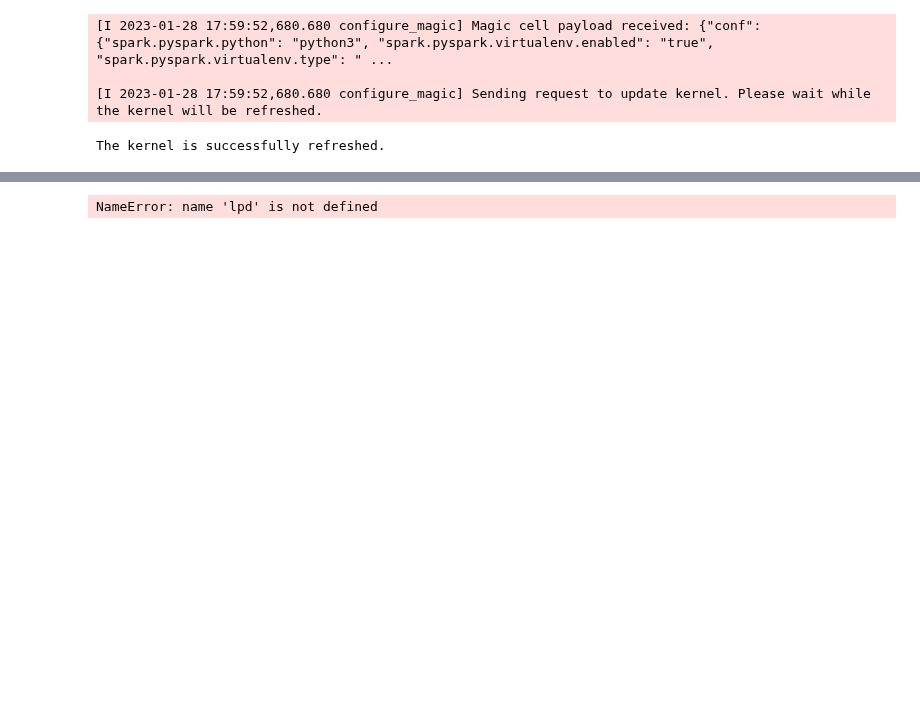
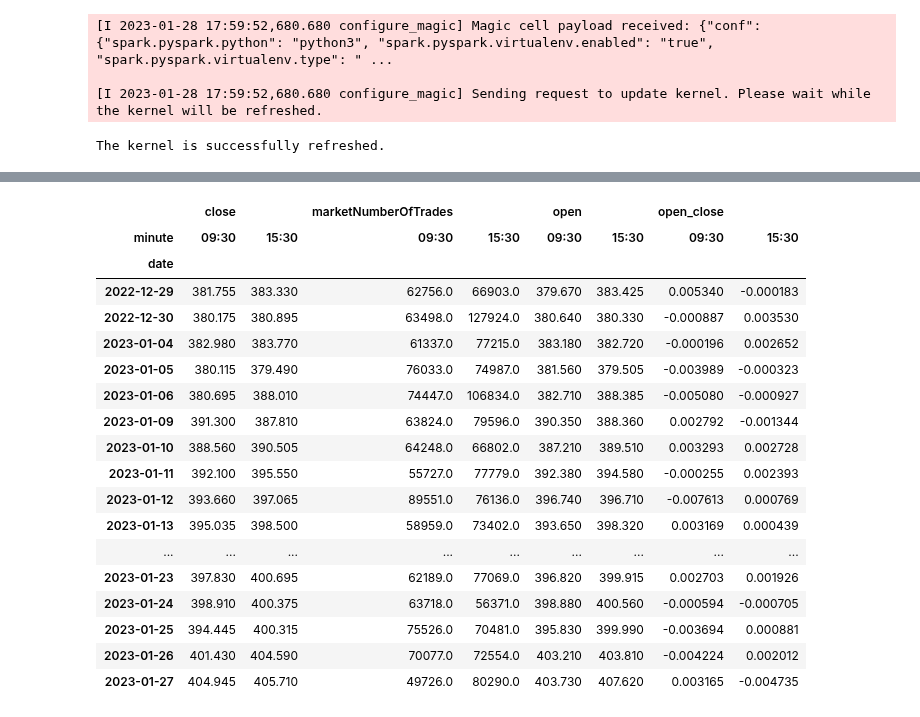
Before and after one commit to aws-samples/quant-research, a Jupyter notebook: src/notebooks/quant_research_examples/intraday_momentum.ipynb, the cells around one changed output, grey strips where cells are left out. Drawn from its saved outputs; the diff is of its cells as text; code cells hidden in the pictures; blank space fills up the shorter version.

```diff
--- a/src/notebooks/quant_research_examples/intraday_momentum.ipynb
+++ b/src/notebooks/quant_research_examples/intraday_momentum.ipynb
@@ -102,11 +102,20 @@ def get_new_data_df(symbol):
     except:
         ret_pd=pd.DataFrame([{'date': datetime.datetime.now()-datetime.timedelta(days=365*50),
                               'minute':None,
-                              'close': None,
-                              'open': None,
-                              'high': None,
-                              'low': None,
-                              'symbol': local_sym}])
+                              'open':None,
+                              'high':None,
+                              'low':None,
+                              'close':None,
+                              'notional':None,
+                              'numberOfTrades':None,
+                              'symbol': local_sym,
+                              'marketOpen':None,
+                              'marketHigh':None,
+                              'marketLow':None,
+                              'marketClose':None,
+                              'marketNotional':None,
+                              'marketNumberOfTrades':None
+                             }])
     #return(ret_pd[columns_to_capture],max_date,hwm_l,local_sym,sym_pd)
     return(ret_pd[columns_to_capture])
     #return(pd.DataFrame([res.text],columns=['symbol']))
@@ -137,7 +146,12 @@ class MarketDataGateway():
                             self.sectors
         self.all_symbols_df = spark.createDataFrame(pd.DataFrame(self.all_symbols,columns=['symbol']))
         #all_symbols
-        self.columns_to_capture = ['date','minute','close','open','high','low','symbol']
+        self.columns_to_capture = ['date','minute','open','high','low','close','notional','numberOfTrades','symbol'
+                                   ,'marketOpen','marketHigh','marketLow','marketClose','marketNotional','marketNumberOfTrades']
+        self.type_excl_field_map = {'date':'timestamp','minute':'string','symbol':'string'}
+        self.pandas_udf_schema =[f"{i} double" for i in mdg.columns_to_capture if (i not in self.type_excl_field_map.keys()) ] +\
+                                    [f"{i[0]} {i[1]}" for i in self.type_excl_field_map.items()]
+
         self.data_folder = 's3://fsidatalake/intraday_market_data/'
         self.parquet_file_out =f"{self.data_folder}/OHLC_30m.parquet"
         if isSandbox:
@@ -163,7 +177,7 @@ class MarketDataGateway():
                             ).toPandas()
     def set_new_symbol_df(self):
         self.new_sym_df=self.all_symbols_df.groupby("symbol")\
-                        .applyInPandas(get_new_data_df, schema="date timestamp,minute string, close double, open double, high double,low double ,symbol string")\
+                        .applyInPandas(get_new_data_df, schema= ','.join(self.pandas_udf_schema))\
                         .where('close is not null')
     def write_new_symbol_df(self):
         self.write_stats=self.new_sym_df.groupby('symbol').agg(py_f.count('symbol').alias('data_count'))
@@ -267,4 +231,0 @@ pd.DataFrame(json.loads(res.text))
-# %%
-lpd
-# %% [output]
-NameError: name 'lpd' is not defined
@@ -270,0 +234,29 @@ NameError: name 'lpd' is not defined
+# %%
+sym='SPY'
+sym_sample=spark.read.parquet(mdg.parquet_file_out).where(f"symbol=='{sym}'")
+# %%
+sym_sample = sym_sample.toPandas()
+# %%
+sym_sample['open_close']=((sym_sample['close']/sym_sample['open']-1)+(sym_sample['marketClose']/sym_sample['marketOpen']-1))/2
+sym_sample_first_last=spy_sample_pd.query('minute=="09:30" or minute=="15:30"').dropna()
+pd.pivot_table(sym_sample_first_last,values=['open_close','open','close','marketNumberOfTrades'],index=['date'],columns=['minute'])
+# %% [output]
+|  | close |  | marketNumberOfTrades |  | open |  | open_close |  |
+| minute | 09:30 | 15:30 | 09:30 | 15:30 | 09:30 | 15:30 | 09:30 | 15:30 |
+| date |  |  |  |  |  |  |  |  |
+| 2022-12-29 | 381.755 | 383.330 | 62756.0 | 66903.0 | 379.670 | 383.425 | 0.005340 | -0.000183 |
+| 2022-12-30 | 380.175 | 380.895 | 63498.0 | 127924.0 | 380.640 | 380.330 | -0.000887 | 0.003530 |
+| 2023-01-04 | 382.980 | 383.770 | 61337.0 | 77215.0 | 383.180 | 382.720 | -0.000196 | 0.002652 |
+| 2023-01-05 | 380.115 | 379.490 | 76033.0 | 74987.0 | 381.560 | 379.505 | -0.003989 | -0.000323 |
+| 2023-01-06 | 380.695 | 388.010 | 74447.0 | 106834.0 | 382.710 | 388.385 | -0.005080 | -0.000927 |
+| 2023-01-09 | 391.300 | 387.810 | 63824.0 | 79596.0 | 390.350 | 388.360 | 0.002792 | -0.001344 |
+| 2023-01-10 | 388.560 | 390.505 | 64248.0 | 66802.0 | 387.210 | 389.510 | 0.003293 | 0.002728 |
+| 2023-01-11 | 392.100 | 395.550 | 55727.0 | 77779.0 | 392.380 | 394.580 | -0.000255 | 0.002393 |
+| 2023-01-12 | 393.660 | 397.065 | 89551.0 | 76136.0 | 396.740 | 396.710 | -0.007613 | 0.000769 |
+| 2023-01-13 | 395.035 | 398.500 | 58959.0 | 73402.0 | 393.650 | 398.320 | 0.003169 | 0.000439 |
+| ... | ... | ... | ... | ... | ... | ... | ... | ... |
+| 2023-01-23 | 397.830 | 400.695 | 62189.0 | 77069.0 | 396.820 | 399.915 | 0.002703 | 0.001926 |
+| 2023-01-24 | 398.910 | 400.375 | 63718.0 | 56371.0 | 398.880 | 400.560 | -0.000594 | -0.000705 |
+| 2023-01-25 | 394.445 | 400.315 | 75526.0 | 70481.0 | 395.830 | 399.990 | -0.003694 | 0.000881 |
+| 2023-01-26 | 401.430 | 404.590 | 70077.0 | 72554.0 | 403.210 | 403.810 | -0.004224 | 0.002012 |
+| 2023-01-27 | 404.945 | 405.710 | 49726.0 | 80290.0 | 403.730 | 407.620 | 0.003165 | -0.004735 |
```
Also changed, not shown: parts of 9 cells of this notebook.
